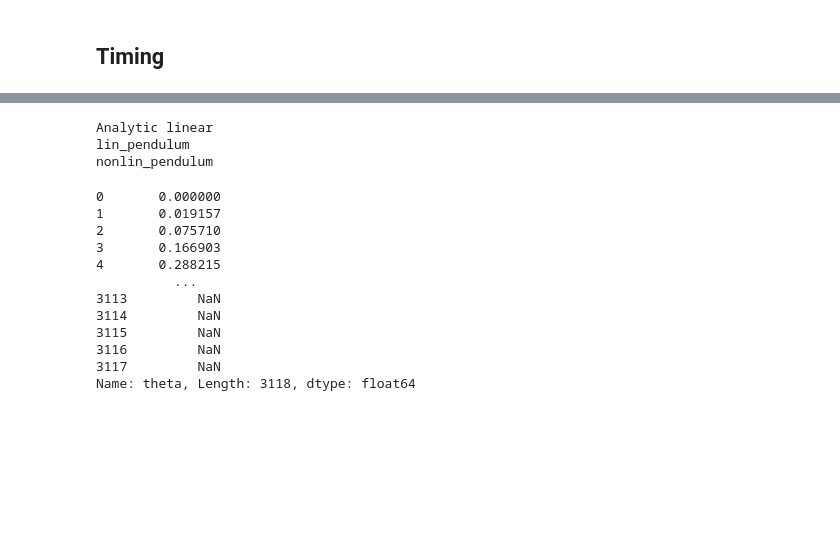
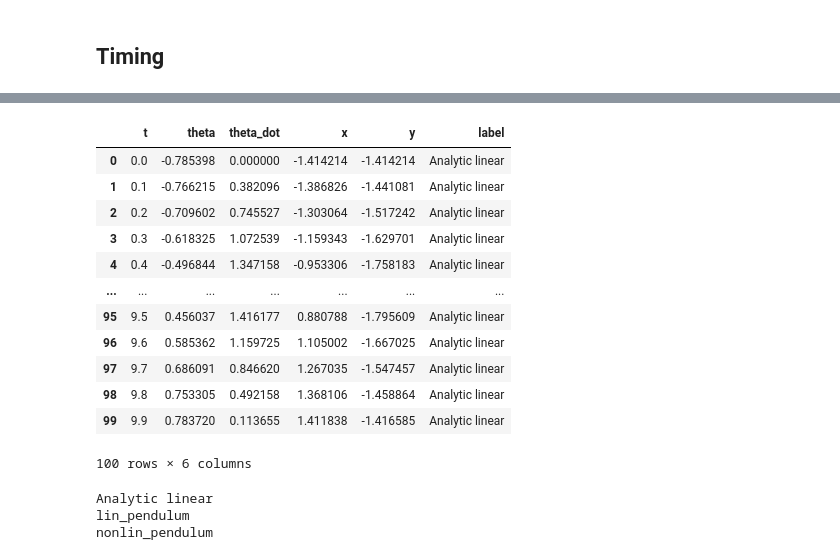
Before and after one commit to galendal/MAT230git, a Jupyter notebook: pendulum.ipynb, the cells around one changed output, grey strips where cells are left out. Drawn from its saved outputs; the diff is of its cells as text; code cells hidden in the pictures; blank space fills up the shorter version.

```diff
--- a/pendulum.ipynb
+++ b/pendulum.ipynb
@@ -84,12 +84,13 @@ def lin_solution(t,x0= [-np.pi*0.25, 0],L=2,g=9.81):
     data={'t':t}
 
     #, 'theta': theta.T,'theta_dot':theta_dot.T , 'x': x.T, 'y':y.T}
-    out=pd.DataFrame(data=data,index=list(range(len(data))))
+    out=pd.DataFrame(data=data)#,index=list(range(len(data))))
     out['theta']=theta
     out['theta_dot']=theta_dot
     out['x']=x
     out['y']=y
     out['label']='Analytic linear'
+    print(out)
     return out
 
 def a_solution(func=lin_pendulum,x0 = [-np.pi*0.25, 0],t_max=10,dt=0.1, L=2,):
@@ -125,7 +126,7 @@ dt=time.perf_counter()-t0
 print('Elapsed time (non-linear):',dt)
 
 t0=time.perf_counter()
-adf=lin_solution(t=np.arange(tspan[0], tspan[1], dt))
+adf=lin_solution(t=ndf.t)
 dt=time.perf_counter()-t0
 print('Elapsed time (analytic):',dt)
 
@@ -146,3 +154,19 @@ Elapsed time (analytic): 0.001746790949255228
+# %%
+ddf.where(ddf.label=='Analytic linear').dropna()
+# %% [output]
+|  | t | theta | theta_dot | x | y | label |
+| 0 | 0.0 | -0.785398 | 0.000000 | -1.414214 | -1.414214 | Analytic linear |
+| 1 | 0.1 | -0.766215 | 0.382096 | -1.386826 | -1.441081 | Analytic linear |
+| 2 | 0.2 | -0.709602 | 0.745527 | -1.303064 | -1.517242 | Analytic linear |
+| 3 | 0.3 | -0.618325 | 1.072539 | -1.159343 | -1.629701 | Analytic linear |
+| 4 | 0.4 | -0.496844 | 1.347158 | -0.953306 | -1.758183 | Analytic linear |
+| ... | ... | ... | ... | ... | ... | ... |
+| 95 | 9.5 | 0.456037 | 1.416177 | 0.880788 | -1.795609 | Analytic linear |
+| 96 | 9.6 | 0.585362 | 1.159725 | 1.105002 | -1.667025 | Analytic linear |
+| 97 | 9.7 | 0.686091 | 0.846620 | 1.267035 | -1.547457 | Analytic linear |
+| 98 | 9.8 | 0.753305 | 0.492158 | 1.368106 | -1.458864 | Analytic linear |
+| 99 | 9.9 | 0.783720 | 0.113655 | 1.411838 | -1.416585 | Analytic linear |
+100 rows × 6 columns
 # %%
 px.scatter(ddf, x="x", y="y", animation_frame="t",  color='label', size_max=55, range_x=[-2,2], range_y=[-2.1,0])
 # %%
@@ -155,17 +179,4 @@ Analytic linear
 lin_pendulum
 nonlin_pendulum
 # %%
-ddf['theta'].where(ddf['label']=='lin_pendulum').dropna()-ddf['theta'].where(ddf['label']=='Analytic linear').dropna()
+res=ddf['theta'].where(ddf['label']=='lin_pendulum').dropna()-ddf['theta'].where(ddf['label']=='Analytic linear').dropna()
-# %% [output]
-0       0.000000
-1       0.019157
-2       0.075710
-3       0.166903
-4       0.288215
-          ...
-3113         NaN
-3114         NaN
-3115         NaN
-3116         NaN
-3117         NaN
-Name: theta, Length: 3118, dtype: float64
```
Also changed, not shown: parts of 3 cells of this notebook, 3 other files.
